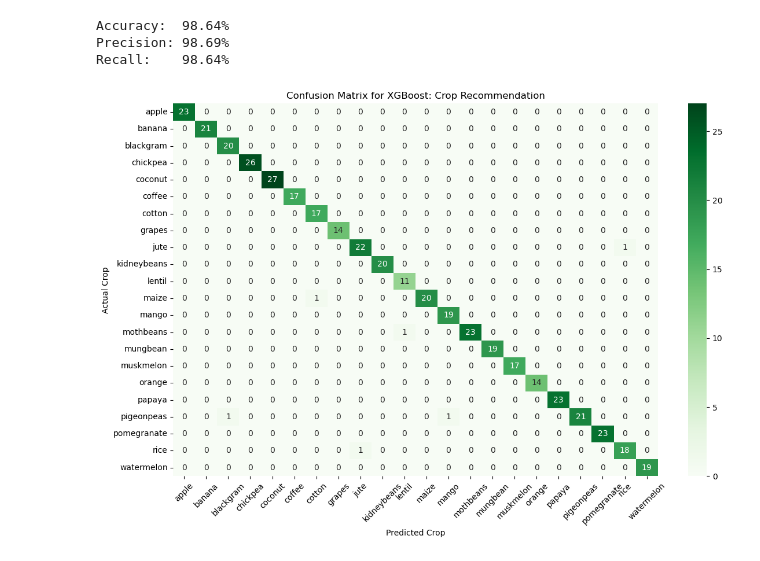
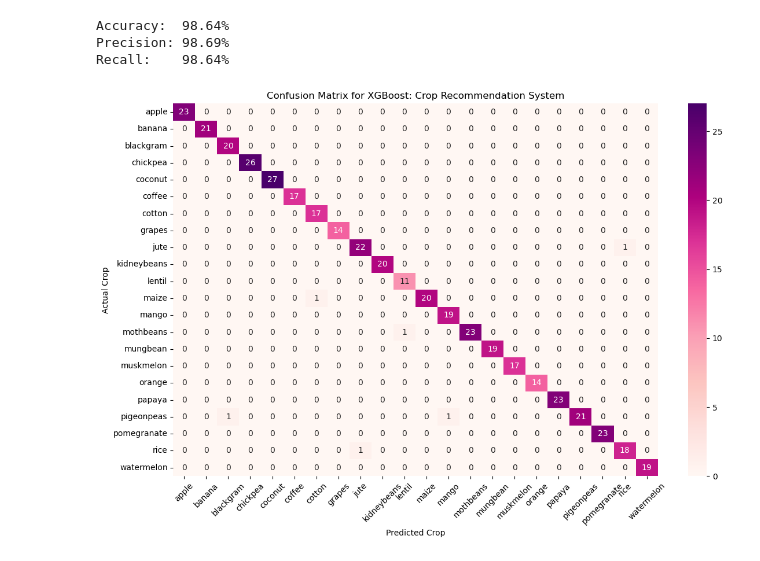
Before and after one commit to TINOZOERAMONA/croprecommendationproject, a Jupyter notebook: notebooks/XGBoost.ipynb, the cells around one changed output. Saved outputs shown, nothing was run; the diff lists cells and outputs as text; code cells hidden in the pictures.

```diff
--- a/notebooks/XGBoost.ipynb
+++ b/notebooks/XGBoost.ipynb
@@ -141,14 +141,14 @@ Recall:    98.64%
 # %%
 #confusion matrix
 plt.figure(figsize=(12, 8))
-sns.heatmap(cm, annot=True, fmt="d", cmap="Greens",  #annot is to show the numbers inside the cell and fmt is formatting to decimal
+sns.heatmap(cm, annot=True, fmt="d", cmap="RdPu",  #annot is to show the numbers inside the cell and fmt is formatting to decimal
             xticklabels=le.classes_, #label with crop names instead of numbers
             yticklabels=le.classes_)
 plt.title("Confusion Matrix for XGBoost: Crop Recommendation System")
 plt.xlabel("Predicted Crop")
 plt.ylabel("Actual Crop")
 plt.xticks(rotation=45) #prevents overlapping of the crops
-plt.tight_layout()
+plt.tight_layout() #adjusts spacing
 plt.show()
 # %% [output]
-[figure, old version]
+[figure, new version]
```
Also changed, not shown: parts of 4 cells of this notebook.
